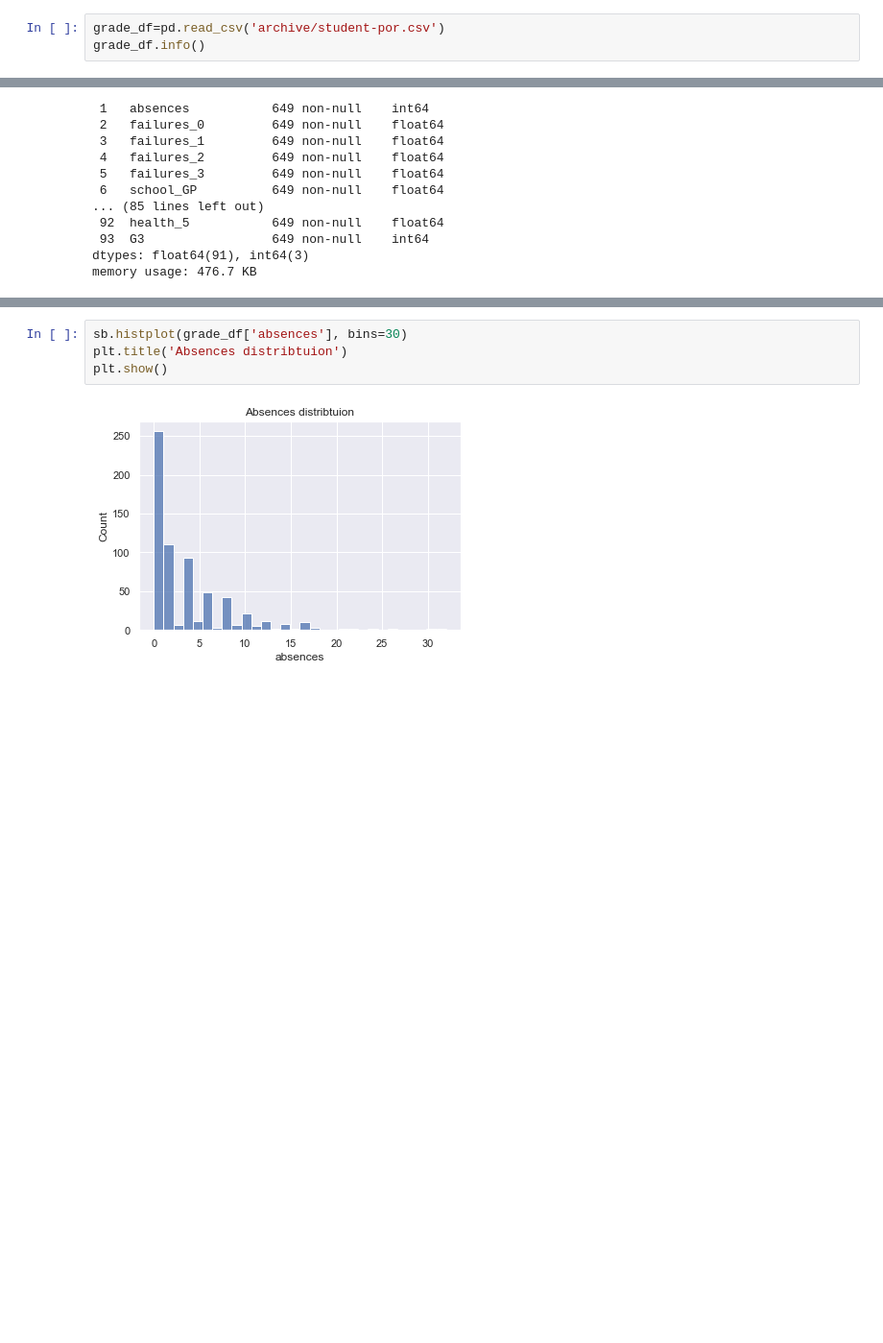
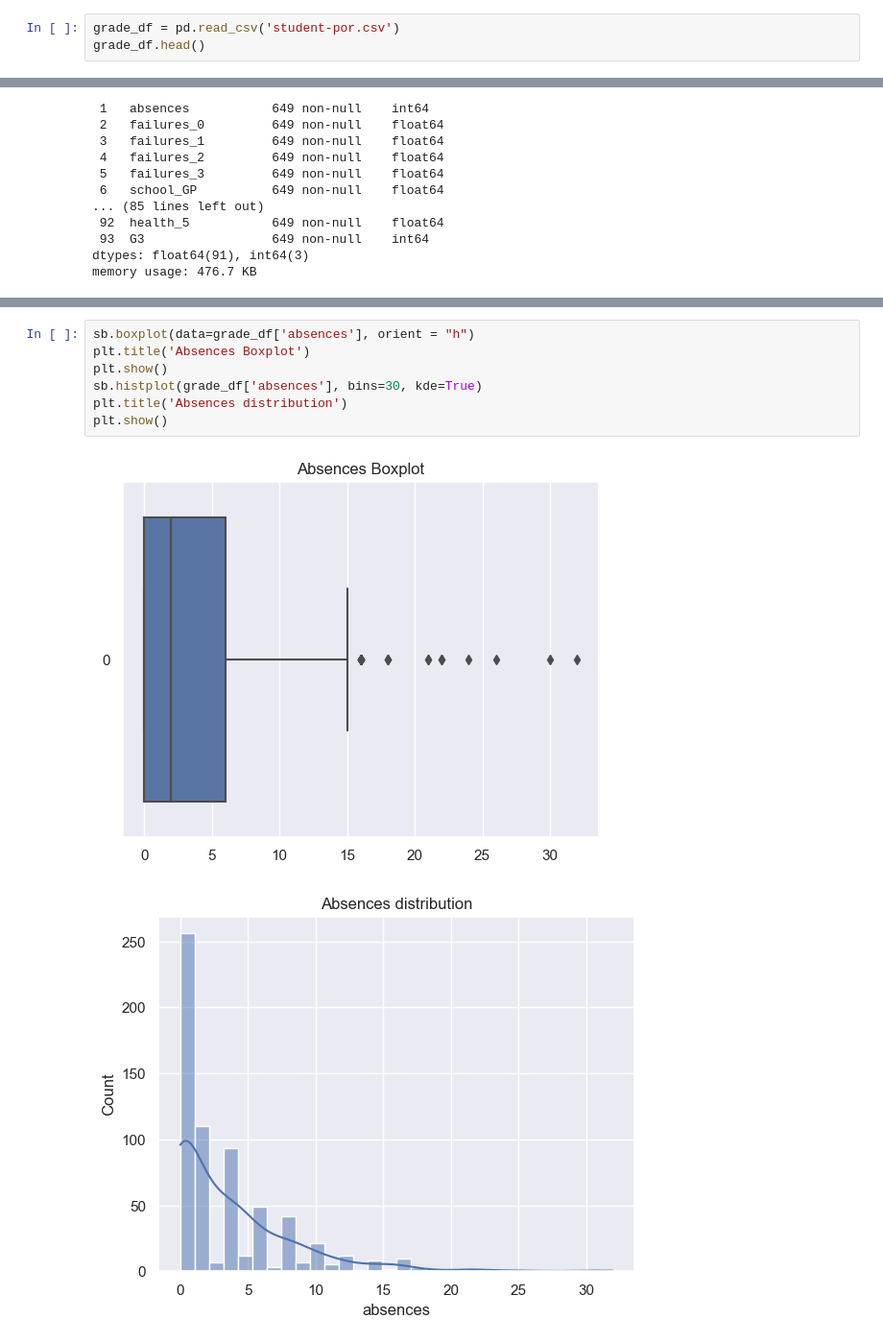
Before and after one commit to potatopotati/SC1015-mini-project, a Jupyter notebook: mini proj.ipynb, the cells around one changed output, grey strips where cells are left out. Shown at 96% size. Cells and saved outputs as stored; diff of their text form; blank space fills up the shorter version.

```diff
--- a/mini proj.ipynb
+++ b/mini proj.ipynb
@@ -8,4 +10,4 @@ sb.set() # set the default Seaborn style for graphics
 # %%
-grade_df=pd.read_csv('archive/student-por.csv')
-grade_df.info()
+grade_df = pd.read_csv('student-por.csv')
+grade_df.head()
 # %% [output]
@@ -244,7 +216,11 @@ plt.show()
 # %%
-sb.histplot(grade_df['absences'], bins=30)
-plt.title('Absences distribtuion')
+sb.boxplot(data=grade_df['absences'], orient = "h")
+plt.title('Absences Boxplot')
 plt.show()
+sb.histplot(grade_df['absences'], bins=30, kde=True)
+plt.title('Absences distribution')
+plt.show()
 # %% [output]
-[figure, old version]
+[figure, new version]
+[figure, added]
 # %%
```
Also changed, not shown: parts of 35 cells of this notebook.
